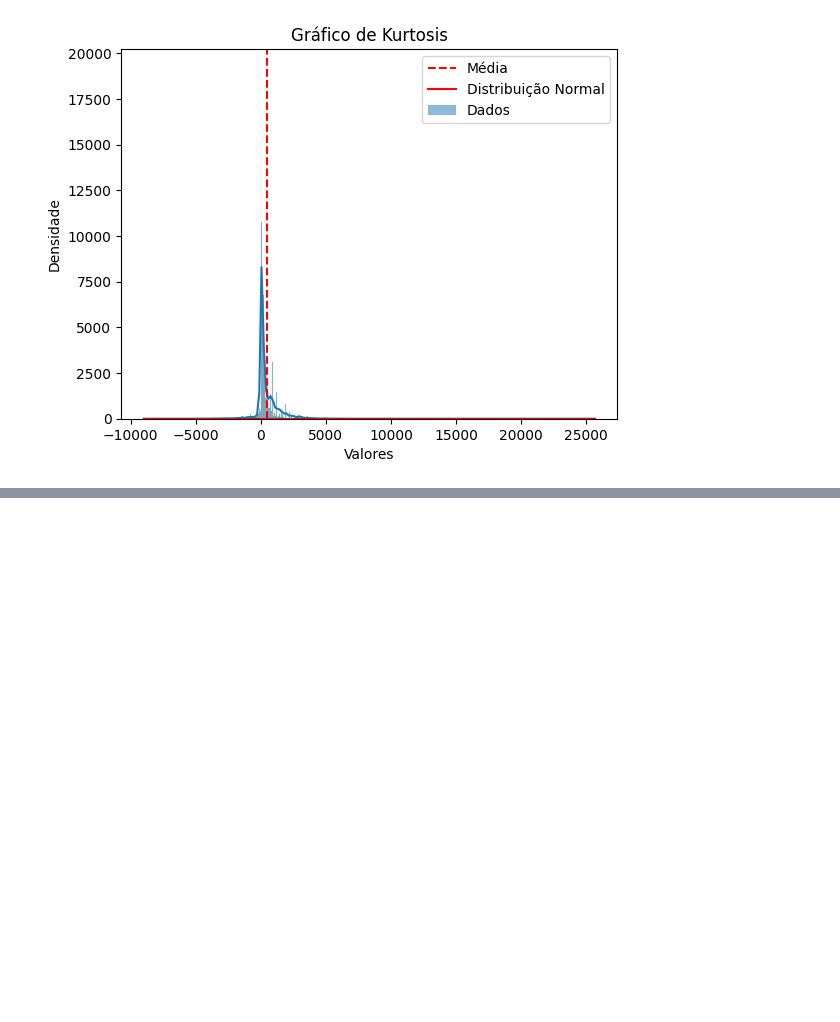
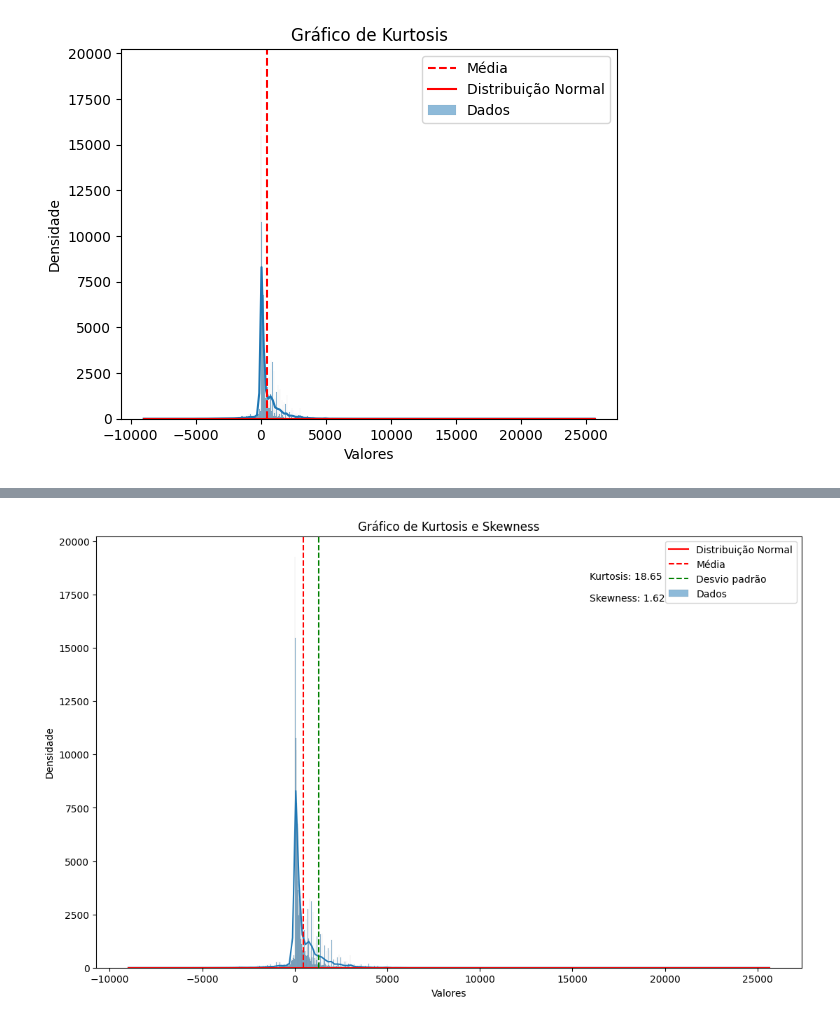
Before and after one commit to ValmirJrDS/deteccao_fraude, a Jupyter notebook: notebooks/deteccao_fraude.ipynb, the cells around one changed output, grey strips where cells are left out. Saved outputs shown, nothing was run; the diff lists cells and outputs as text; code cells hidden in the pictures; blank space fills up the shorter version.

```diff
--- a/notebooks/deteccao_fraude.ipynb
+++ b/notebooks/deteccao_fraude.ipynb
@@ -199,0 +220,24 @@ plt.show()
+# %%
+plt.figure(figsize=(13, 8))
+
+# Histograma com densidade e curva de distribuição normal
+sns.histplot(selected_feature, kde=True, label='Dados')
+plt.plot(np.linspace(np.min(selected_feature), np.max(selected_feature), 100),
+         norm.pdf(np.linspace(np.min(selected_feature), np.max(selected_feature), 100),
+                  np.mean(selected_feature), np.std(selected_feature)), 'r-', label='Distribuição Normal')
+
+# Linhas de referência para kurtosis e skewness
+plt.axvline(np.mean(selected_feature), color='r', linestyle='--', label='Média')
+plt.axvline(np.mean(selected_feature) + np.std(selected_feature), color='g', linestyle='--', label='Desvio padrão')
+
+# Texto com os valores de kurtosis e skewness
+plt.text(0.7, 0.9, f'Kurtosis: {kurt:.2f}', transform=plt.gca().transAxes)
+plt.text(0.7, 0.85, f'Skewness: {skewness:.2f}', transform=plt.gca().transAxes)
+
+plt.xlabel('Valores')
+plt.ylabel('Densidade')
+plt.title('Gráfico de Kurtosis e Skewness')
+plt.legend()
+plt.show()
+# %% [output]
+[figure, added]
```
Also changed, not shown: parts of 3 cells of this notebook.
